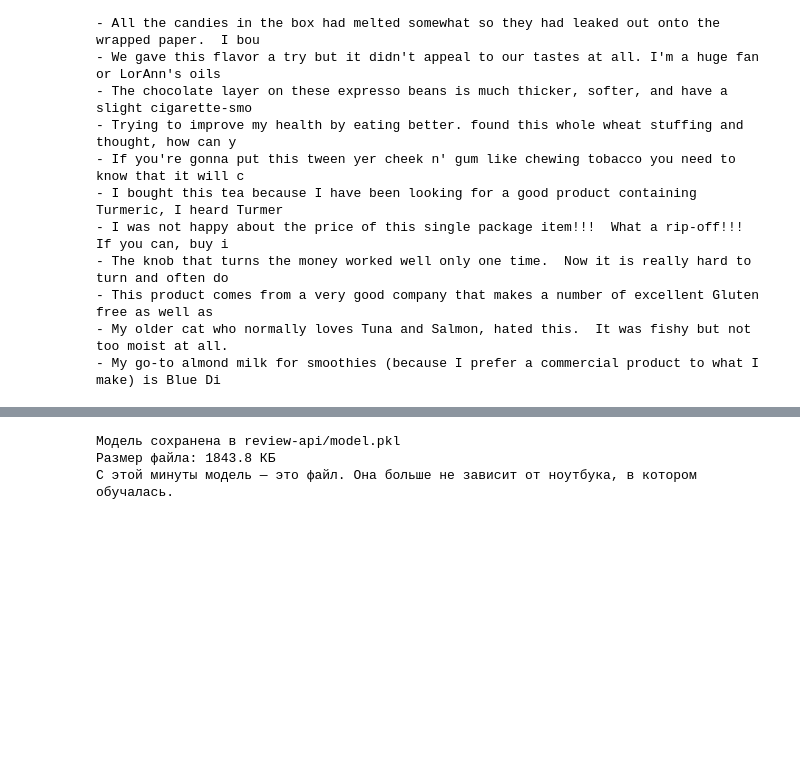
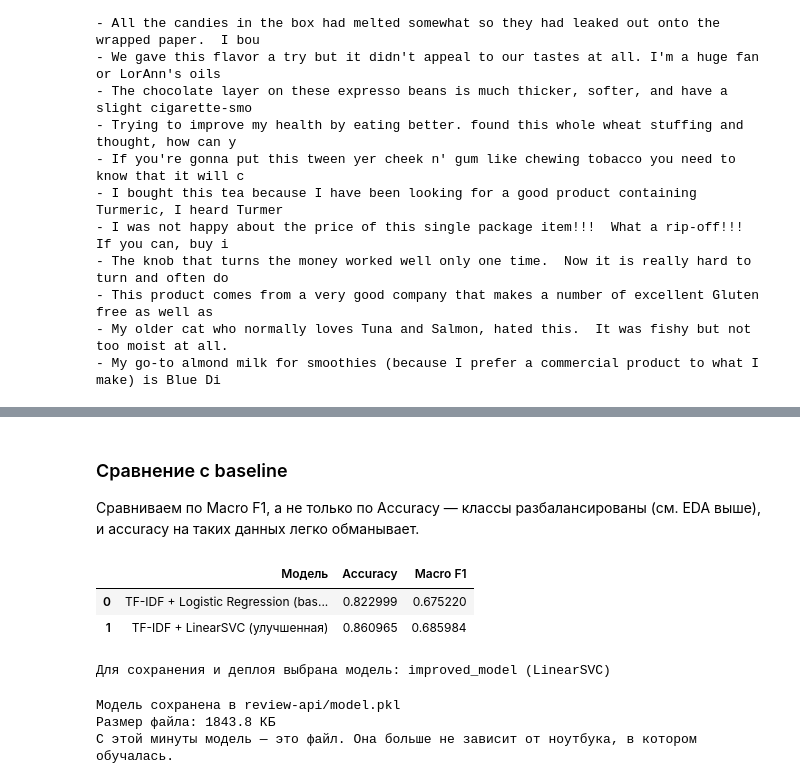
Before and after one commit to Qiwer01/review_analyzer, a Jupyter notebook: review_analyzer_colab.ipynb, the cells around one changed output, grey strips where cells are left out. Saved outputs shown, nothing was run; the diff lists cells and outputs as text; code cells hidden in the pictures; blank space fills up the shorter version.

```diff
--- a/review_analyzer_colab.ipynb
+++ b/review_analyzer_colab.ipynb
@@ -183,0 +213,8 @@ weighted avg       0.87      0.86      0.87     78779
+# %%
+baseline_model = Pipeline([
+    ("tfidf", TfidfVectorizer(max_features=20000, ngram_range=(1, 2), min_df=5)),
+    ("clf", LogisticRegression(max_iter=1000, class_weight="balanced", random_state=42)),
+])
+
+baseline_model.fit(X_train, y_train)
+print("Baseline обучен.")
@@ -183,0 +223,9 @@ weighted avg       0.87      0.86      0.87     78779
+# %%
+y_pred_baseline = baseline_model.predict(X_test)
+
+baseline_accuracy = accuracy_score(y_test, y_pred_baseline)
+baseline_f1 = f1_score(y_test, y_pred_baseline, average="macro")
+
+print("Baseline (TF-IDF + Logistic Regression)")
+print("Accuracy:", baseline_accuracy)
+print("Macro F1:", baseline_f1)
@@ -183,0 +241,8 @@ weighted avg       0.87      0.86      0.87     78779
+# %%
+improved_model = Pipeline([
+    ("tfidf", TfidfVectorizer(max_features=30000, ngram_range=(1, 2), min_df=3)),
+    ("clf", LinearSVC(class_weight="balanced", random_state=42)),
+])
+
+improved_model.fit(X_train, y_train)
+print("Улучшенная модель обучена.")
@@ -183,0 +251,11 @@ weighted avg       0.87      0.86      0.87     78779
+# %%
+y_pred_improved = improved_model.predict(X_test)
+
+improved_accuracy = accuracy_score(y_test, y_pred_improved)
+improved_f1 = f1_score(y_test, y_pred_improved, average="macro")
+
+print("Улучшенная модель (TF-IDF + LinearSVC)")
+print("Accuracy:", improved_accuracy)
+print("Macro F1:", improved_f1)
+print()
+print(classification_report(y_test, y_pred_improved))
@@ -184,3 +276,26 @@ weighted avg       0.87      0.86      0.87     78779
+# %% [markdown]
+### Сравнение с baseline
+
+Сравниваем по Macro F1, а не только по Accuracy — классы разбалансированы
+(см. EDA выше), и accuracy на таких данных легко обманывает.
+# %%
+comparison = pd.DataFrame([
+    {"Модель": "TF-IDF + Logistic Regression (baseline)", "Accuracy": baseline_accuracy, "Macro F1": baseline_f1},
+    {"Модель": "TF-IDF + LinearSVC (улучшенная)", "Accuracy": improved_accuracy, "Macro F1": improved_f1},
+])
+comparison
+# %% [output]
+|  | Модель | Accuracy | Macro F1 |
+| 0 | TF-IDF + Logistic Regression (bas... | 0.822999 | 0.675220 |
+| 1 | TF-IDF + LinearSVC (улучшенная) | 0.860965 | 0.685984 |
+# %%
+# Выбираем модель с лучшим Macro F1 для сохранения и деплоя.
+model = improved_model if improved_f1 >= baseline_f1 else baseline_model
+
+chosen_name = "improved_model (LinearSVC)" if model is improved_model else "baseline_model (LogisticRegression)"
+print("Для сохранения и деплоя выбрана модель:", chosen_name)
+# %% [output]
+Для сохранения и деплоя выбрана модель: improved_model (LinearSVC)
 # %%
 import joblib
 
```
Also changed, not shown: parts of 31 cells of this notebook.
